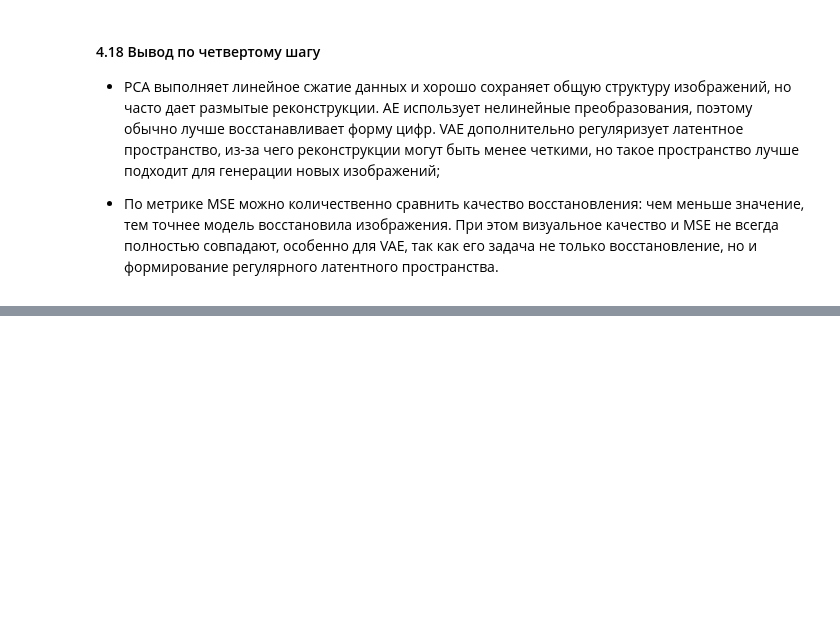
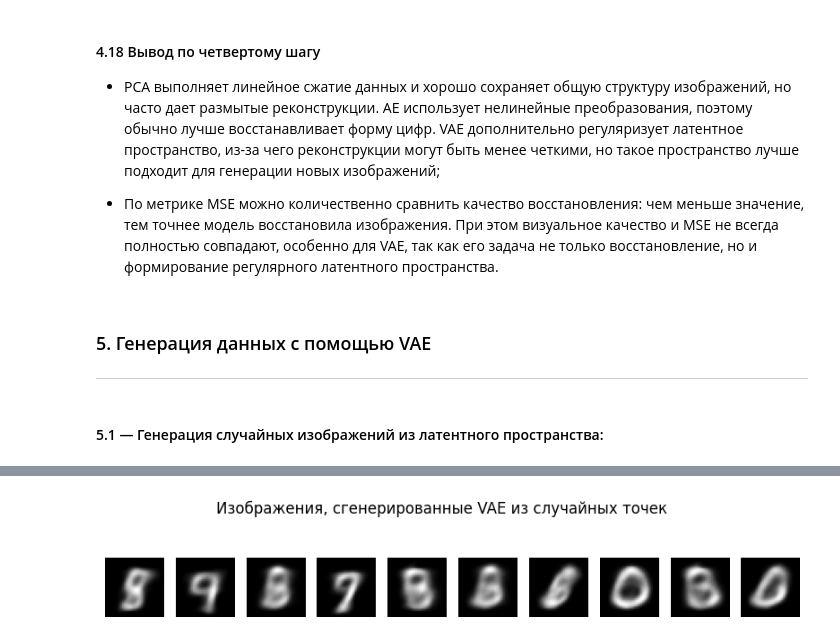
Before and after one commit to tarasovEgor/DeepLearningKurs, a Jupyter notebook: src/lab_4/VAE_lab_4.ipynb, the cells around one changed output, grey strips where cells are left out. Cells and saved outputs as stored; diff of their text form; code cells hidden in the pictures; blank space fills up the shorter version.

```diff
--- a/src/lab_4/VAE_lab_4.ipynb
+++ b/src/lab_4/VAE_lab_4.ipynb
@@ -1190,3 +1190,30 @@ plt.show()
 - PCA выполняет линейное сжатие данных и хорошо сохраняет общую структуру изображений, но часто дает размытые реконструкции. AE использует нелинейные преобразования, поэтому обычно лучше восстанавливает форму цифр. VAE дополнительно регуляризует латентное пространство, из-за чего реконструкции могут быть менее четкими, но такое пространство лучше подходит для генерации новых изображений;
 
 - По метрике MSE можно количественно сравнить качество восстановления: чем меньше значение, тем точнее модель восстановила изображения. При этом визуальное качество и MSE не всегда полностью совпадают, особенно для VAE, так как его задача не только восстановление, но и формирование регулярного латентного пространства.
+# %% [markdown]
+### 5. Генерация данных с помощью VAE
+
+---
+# %% [markdown]
+#### 5.1 — Генерация случайных изображений из латентного пространства:
+# %%
+# Для воспроизводимости результата
+np.random.seed(42)
+
+# Генерируем 10 случайных точек из нормального распределения N(0, 1)
+latent_samples = np.random.normal(size=(10, latent_dim))
+
+# Декодер превращает латентные точки в изображения
+generated_images = decoder.predict(latent_samples)
+
+# Визуализация сгенерированных изображений
+plt.figure(figsize=(10, 2))
+
+for i in range(10):
+    plt.subplot(1, 10, i + 1)
+    plt.imshow(generated_images[i].reshape(28, 28), cmap="gray")
+    plt.axis("off")
+
+plt.suptitle("Изображения, сгенерированные VAE из случайных точек")
+plt.show()
+# %% [output]
@@ -1192,0 +1221 @@ plt.show()
+[figure, added]
```
Also changed, not shown: parts of 5 cells of this notebook.
